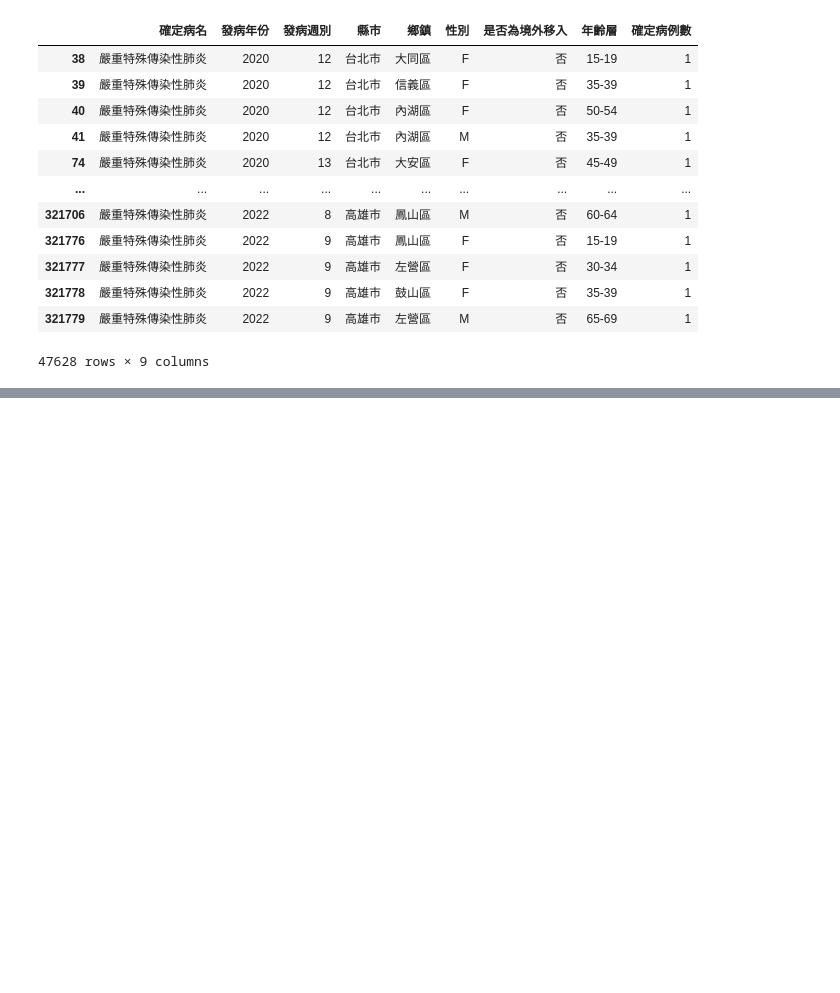
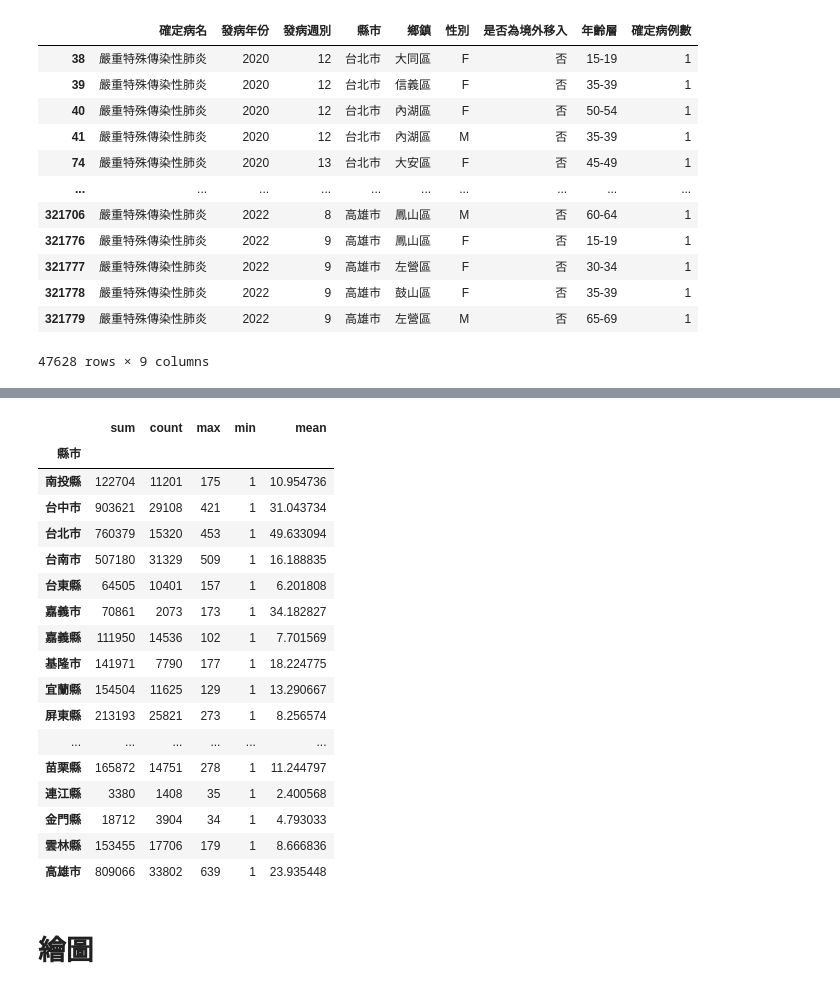
Before and after one commit to chihchao/pythonAssignment, a Jupyter notebook: pandas_covid19.ipynb, the cells around one changed output, grey strips where cells are left out. Saved outputs shown, nothing was run; the diff lists cells and outputs as text; code cells hidden in the pictures; blank space fills up the shorter version.

```diff
--- a/pandas_covid19.ipynb
+++ b/pandas_covid19.ipynb
@@ -159,0 +218,23 @@ df[df['縣市'].isin(['台北市','高雄市'])]
+# %%
+df.groupby('縣市')['確定病例數'].agg(['sum','count','max','min','mean'])
+# %% [output]
+|  | sum | count | max | min | mean |
+| 縣市 |  |  |  |  |  |
+| 南投縣 | 122704 | 11201 | 175 | 1 | 10.954736 |
+| 台中市 | 903621 | 29108 | 421 | 1 | 31.043734 |
+| 台北市 | 760379 | 15320 | 453 | 1 | 49.633094 |
+| 台南市 | 507180 | 31329 | 509 | 1 | 16.188835 |
+| 台東縣 | 64505 | 10401 | 157 | 1 | 6.201808 |
+| 嘉義市 | 70861 | 2073 | 173 | 1 | 34.182827 |
+| 嘉義縣 | 111950 | 14536 | 102 | 1 | 7.701569 |
+| 基隆市 | 141971 | 7790 | 177 | 1 | 18.224775 |
+| 宜蘭縣 | 154504 | 11625 | 129 | 1 | 13.290667 |
+| 屏東縣 | 213193 | 25821 | 273 | 1 | 8.256574 |
+| ... | ... | ... | ... | ... | ... |
+| 苗栗縣 | 165872 | 14751 | 278 | 1 | 11.244797 |
+| 連江縣 | 3380 | 1408 | 35 | 1 | 2.400568 |
+| 金門縣 | 18712 | 3904 | 34 | 1 | 4.793033 |
+| 雲林縣 | 153455 | 17706 | 179 | 1 | 8.666836 |
+| 高雄市 | 809066 | 33802 | 639 | 1 | 23.935448 |
+# %% [markdown]
+# 繪圖
```
Also changed, not shown: parts of 4 cells of this notebook.
